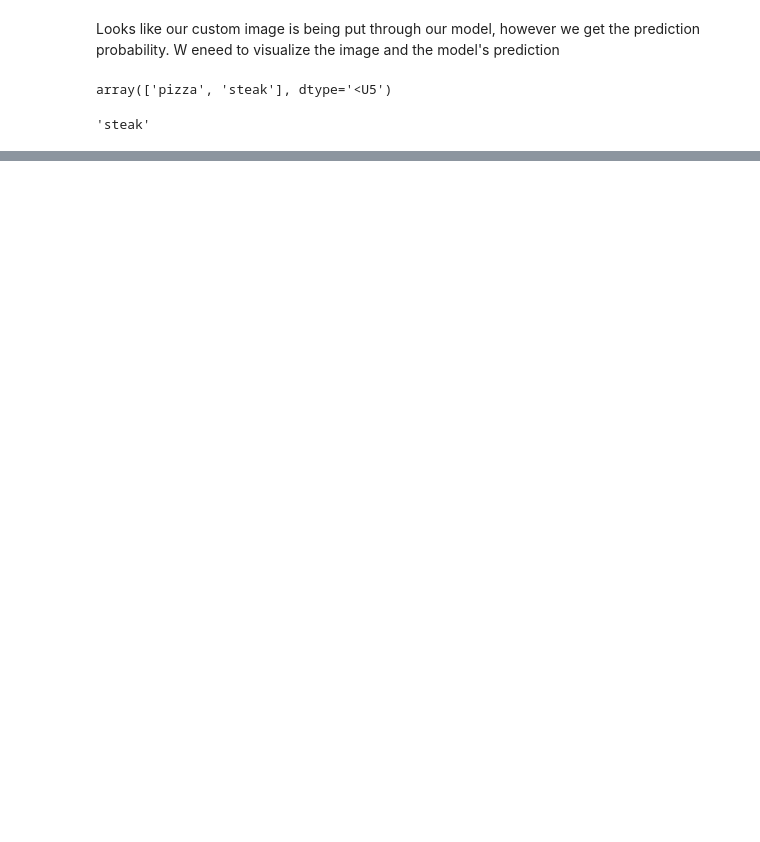
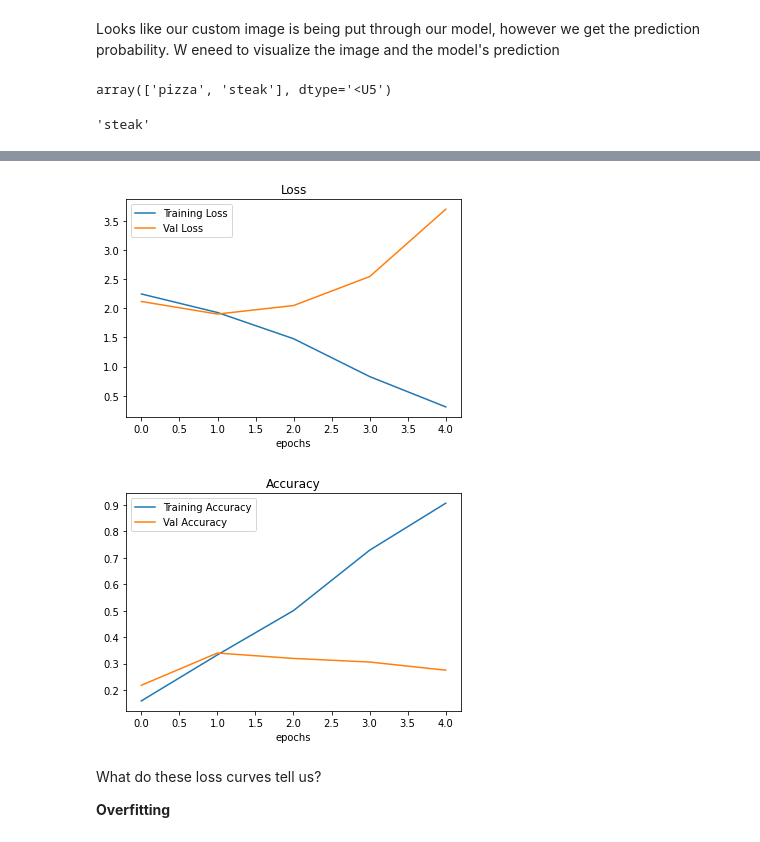
Before and after one commit to ThejakaSEP/Tensorflow_Certification, a Jupyter notebook: 03_ComputerVision_with_TF.ipynb, the cells around one changed output, grey strips where cells are left out. Cells and saved outputs as stored; diff of their text form; code cells hidden in the pictures; blank space fills up the shorter version.

```diff
--- a/03_ComputerVision_with_TF.ipynb
+++ b/03_ComputerVision_with_TF.ipynb
@@ -1059,0 +1093,6 @@ There are 0 directories and 750 images in 10_food_classes_all_data/train/chicken
+# %%
+# Create train and test data generators and rescale the data
+from tensorflow.keras.preprocessing.image import ImageDataGenerator
+
+train_datagen = ImageDataGenerator(rescale=1/255.)
+test_datagen = ImageDataGenerator(rescale=1/255.)
@@ -1059,0 +1116,29 @@ There are 0 directories and 750 images in 10_food_classes_all_data/train/chicken
+# %%
+import tensorflow as tf
+from tensorflow.keras.models import Sequential
+from tensorflow.keras.layers import Conv2D,MaxPool2D,Flatten,Dense,Activation
+
+# Create the model
+model_8 = Sequential([
+    Conv2D(10,3,input_shape=(224,224,3)),
+    Activation(activation='relu'),
+
+    Conv2D(10,3,input_shape=(224,224,3),activation='relu'),
+    MaxPool2D(),
+
+    Conv2D(10,3,input_shape=(224,224,3),activation='relu'),
+
+    Conv2D(10,3,input_shape=(224,224,3),activation='relu'),
+    MaxPool2D(),
+
+    Flatten(),
+    Dense(10,activation='softmax')
+
+])
+
+# Compile the model
+model_8.compile(
+    loss = tf.keras.losses.CategoricalCrossentropy(),
+    optimizer = tf.keras.optimizers.Adam(),
+    metrics = ['accuracy']
+)
@@ -1059,0 +1147,7 @@ There are 0 directories and 750 images in 10_food_classes_all_data/train/chicken
+# %%
+# Fit the model
+history_8 = model_8.fit(train_data,
+                        epochs=5,
+                        steps_per_epoch=len(train_data),
+                        validation_data=test_data,
+                        validation_steps=len(test_data))
@@ -1059,0 +1173,10 @@ There are 0 directories and 750 images in 10_food_classes_all_data/train/chicken
+# %%
+# Check out the loss curves
+plot_loss_curves(history_8)
+# %% [output]
+[figure, added]
+[figure, added]
+# %% [markdown]
+What do these loss curves tell us?
+
+**Overfitting**
```
Also changed, not shown: parts of 67 cells of this notebook.
